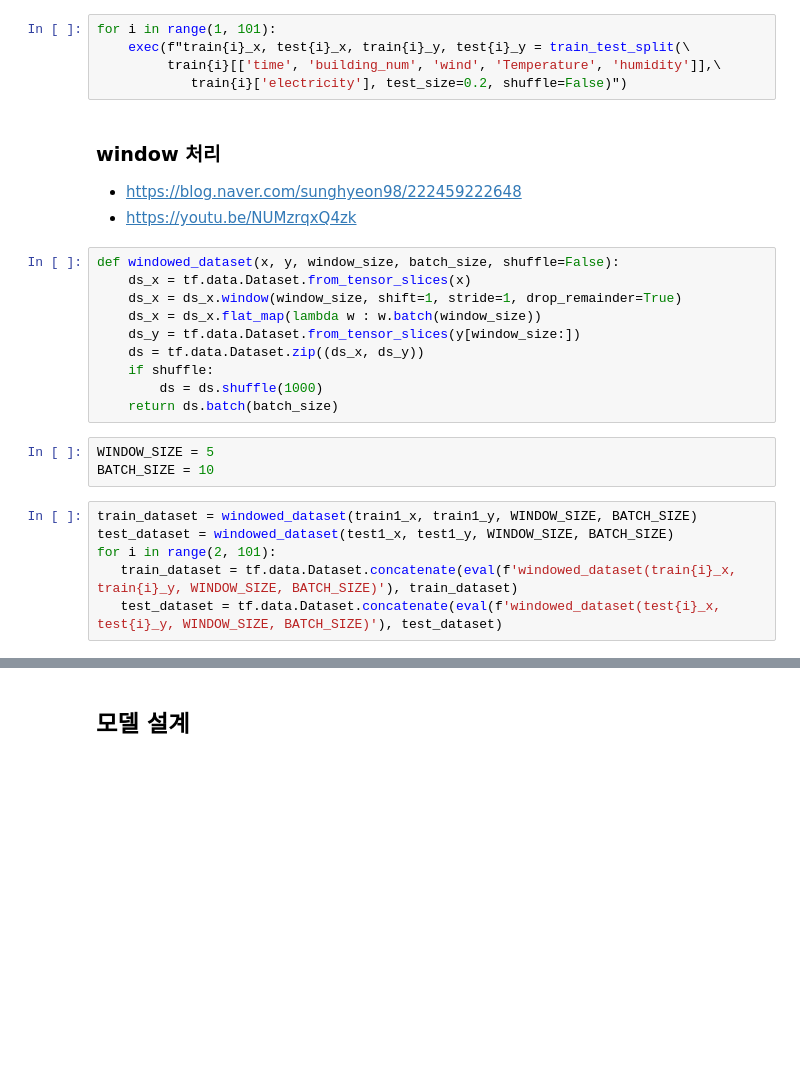
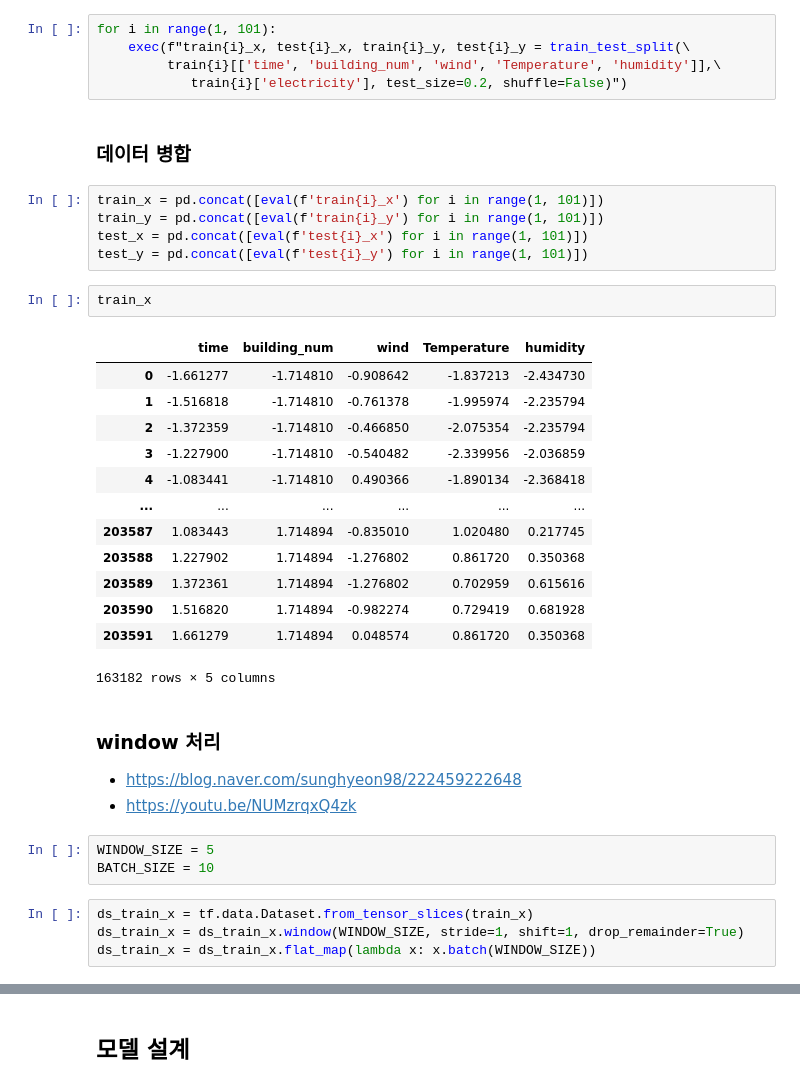
Before and after one commit to ayeonggg/DaconPrac, a Jupyter notebook: ElecPredict/CreateModel.ipynb, the cells around one changed output, grey strips where cells are left out. Drawn from its saved outputs; the diff is of its cells as text; blank space fills up the shorter version.

```diff
--- a/ElecPredict/CreateModel.ipynb
+++ b/ElecPredict/CreateModel.ipynb
@@ -226,26 +225,37 @@ for i in range(1, 101):
     exec(f"train{i}_x, test{i}_x, train{i}_y, test{i}_y = train_test_split(\
          train{i}[['time', 'building_num', 'wind', 'Temperature', 'humidity']],\
             train{i}['electricity'], test_size=0.2, shuffle=False)")
+# %% [markdown]
+### 데이터 병합
+# %%
+train_x = pd.concat([eval(f'train{i}_x') for i in range(1, 101)])
+train_y = pd.concat([eval(f'train{i}_y') for i in range(1, 101)])
+test_x = pd.concat([eval(f'test{i}_x') for i in range(1, 101)])
+test_y = pd.concat([eval(f'test{i}_y') for i in range(1, 101)])
+# %%
+train_x
+# %% [output]
+|  | time | building_num | wind | Temperature | humidity |
+| 0 | -1.661277 | -1.714810 | -0.908642 | -1.837213 | -2.434730 |
+| 1 | -1.516818 | -1.714810 | -0.761378 | -1.995974 | -2.235794 |
+| 2 | -1.372359 | -1.714810 | -0.466850 | -2.075354 | -2.235794 |
+| 3 | -1.227900 | -1.714810 | -0.540482 | -2.339956 | -2.036859 |
+| 4 | -1.083441 | -1.714810 | 0.490366 | -1.890134 | -2.368418 |
+| ... | ... | ... | ... | ... | ... |
+| 203587 | 1.083443 | 1.714894 | -0.835010 | 1.020480 | 0.217745 |
+| 203588 | 1.227902 | 1.714894 | -1.276802 | 0.861720 | 0.350368 |
+| 203589 | 1.372361 | 1.714894 | -1.276802 | 0.702959 | 0.615616 |
+| 203590 | 1.516820 | 1.714894 | -0.982274 | 0.729419 | 0.681928 |
+| 203591 | 1.661279 | 1.714894 | 0.048574 | 0.861720 | 0.350368 |
+163182 rows × 5 columns
 # %% [markdown]
 ### window 처리
 - https://blog.naver.com/sunghyeon98/222459222648
 - https://youtu.be/NUMzrqxQ4zk
-# %%
-def windowed_dataset(x, y, window_size, batch_size, shuffle=False):
-    ds_x = tf.data.Dataset.from_tensor_slices(x)
-    ds_x = ds_x.window(window_size, shift=1, stride=1, drop_remainder=True)
-    ds_x = ds_x.flat_map(lambda w : w.batch(window_size))
-    ds_y = tf.data.Dataset.from_tensor_slices(y[window_size:])
-    ds = tf.data.Dataset.zip((ds_x, ds_y))
-    if shuffle:
-        ds = ds.shuffle(1000)
-    return ds.batch(batch_size)
 # %%
 WINDOW_SIZE = 5
 BATCH_SIZE = 10
-# %%
-train_dataset = windowed_dataset(train1_x, train1_y, WINDOW_SIZE, BATCH_SIZE)
-test_dataset = windowed_dataset(test1_x, test1_y, WINDOW_SIZE, BATCH_SIZE)
-for i in range(2, 101):
-   train_dataset = tf.data.Dataset.concatenate(eval(f'windowed_dataset(train{i}_x, train{i}_y, WINDOW_SIZE, BATCH_SIZE)'), train_dataset)
-   test_dataset = tf.data.Dataset.concatenate(eval(f'windowed_dataset(test{i}_x, test{i}_y, WINDOW_SIZE, BATCH_SIZE)'), test_dataset)
+# %%
+ds_train_x = tf.data.Dataset.from_tensor_slices(train_x)
+ds_train_x = ds_train_x.window(WINDOW_SIZE, stride=1, shift=1, drop_remainder=True)
+ds_train_x = ds_train_x.flat_map(lambda x: x.batch(WINDOW_SIZE))
```
Also changed, not shown: parts of 25 cells of this notebook, 2 other files.
